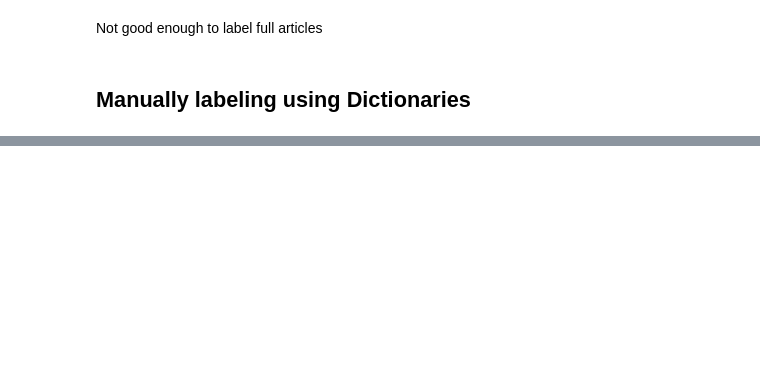
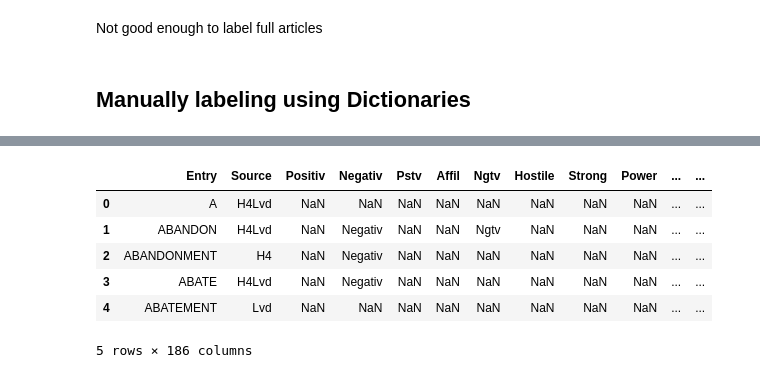
Before and after one commit to melkemaryam/m_thesis, a Jupyter notebook: info/label_data.ipynb, the cells around one changed output, grey strips where cells are left out. Saved outputs shown, nothing was run; the diff lists cells and outputs as text; code cells hidden in the pictures; blank space fills up the shorter version.

```diff
--- a/info/label_data.ipynb
+++ b/info/label_data.ipynb
@@ -594,0 +506,15 @@ FileNotFoundError: ignored
+# %%
+# from https://inquirer.sites.fas.harvard.edu/spreadsheet_guide.htm
+gi_dict_path = "/content/drive/MyDrive/info/gi_dictionary.csv"
+
+gi_df = pd.read_csv(gi_dict_path)
+
+gi_df.head()
+# %% [output]
+|  | Entry | Source | Positiv | Negativ | Pstv | Affil | Ngtv | Hostile | Strong | Power | ... | ... |
+| 0 | A | H4Lvd | NaN | NaN | NaN | NaN | NaN | NaN | NaN | NaN | ... | ... |
+| 1 | ABANDON | H4Lvd | NaN | Negativ | NaN | NaN | Ngtv | NaN | NaN | NaN | ... | ... |
+| 2 | ABANDONMENT | H4 | NaN | Negativ | NaN | NaN | NaN | NaN | NaN | NaN | ... | ... |
+| 3 | ABATE | H4Lvd | NaN | Negativ | NaN | NaN | NaN | NaN | NaN | NaN | ... | ... |
+| 4 | ABATEMENT | Lvd | NaN | NaN | NaN | NaN | NaN | NaN | NaN | NaN | ... | ... |
+5 rows × 186 columns
```
Also changed, not shown: parts of 51 cells of this notebook, 5 other files.
